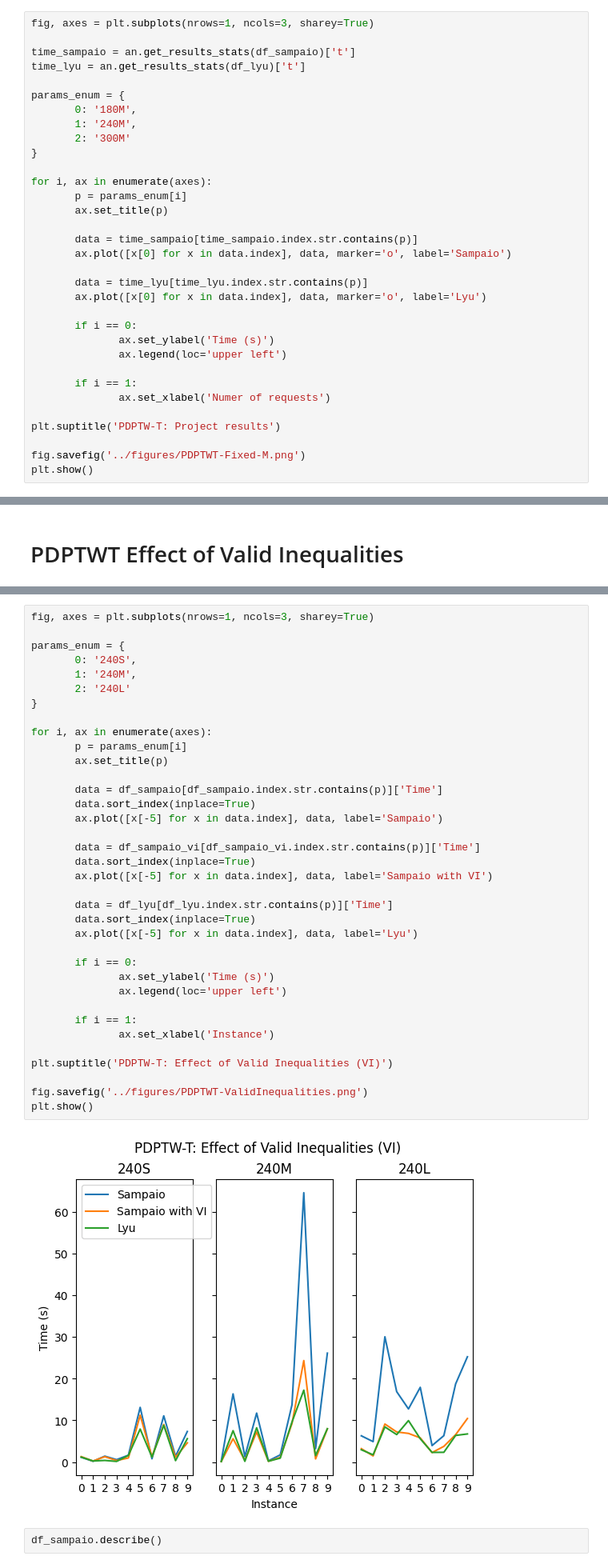
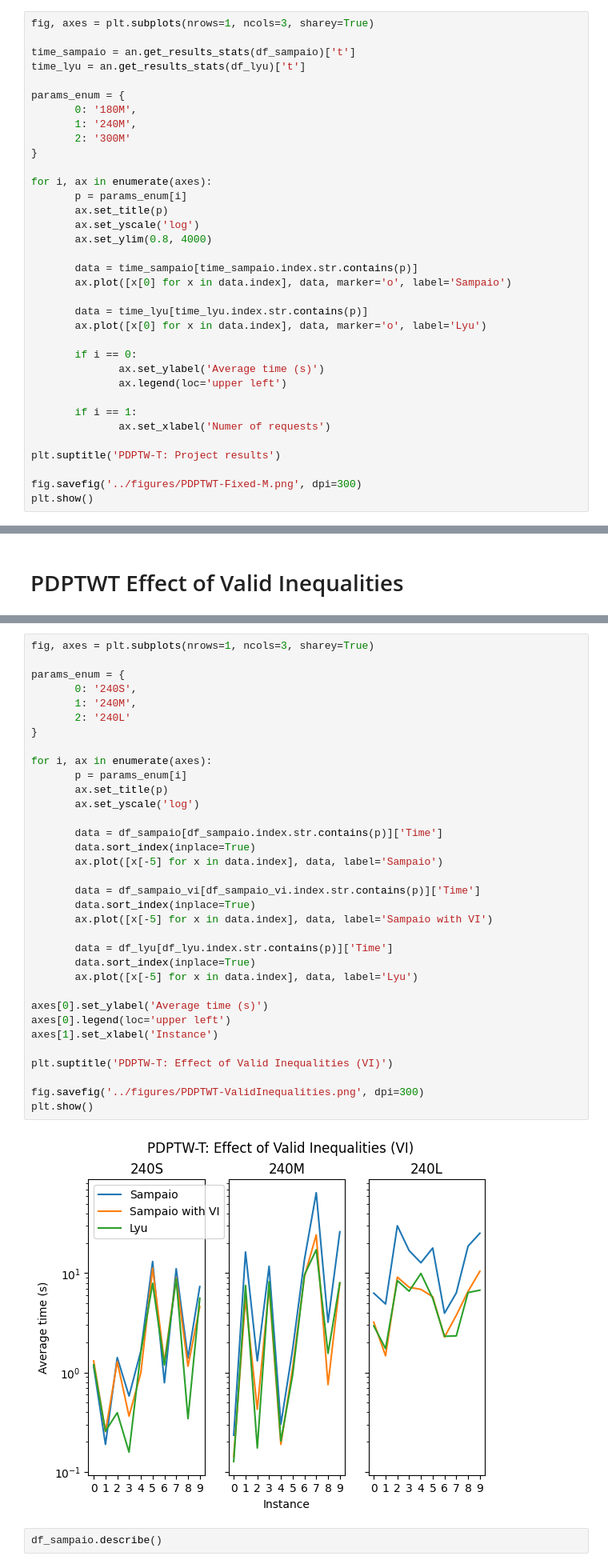
Before and after one commit to mauro-farina/pickup-and-delivery-problem, a Jupyter notebook: src/analyses.ipynb, the cells around one changed output, grey strips where cells are left out. Shown: that part at 80% size. Drawn from its saved outputs; the diff is of its cells as text.

```diff
--- a/src/analyses.ipynb
+++ b/src/analyses.ipynb
@@ -284,6 +220,8 @@ params_enum = {
 for i, ax in enumerate(axes):
        p = params_enum[i]
        ax.set_title(p)
+       ax.set_yscale('log')
+       ax.set_ylim(0.8, 4000)
 
        data = time_sampaio[time_sampaio.index.str.contains(p)]
        ax.plot([x[0] for x in data.index], data, marker='o', label='Sampaio')
@@ -292,7 +230,7 @@ for i, ax in enumerate(axes):
        ax.plot([x[0] for x in data.index], data, marker='o', label='Lyu')
 
        if i == 0:
-              ax.set_ylabel('Time (s)')
+              ax.set_ylabel('Average time (s)')
               ax.legend(loc='upper left')
 
        if i == 1:
@@ -300,6 +238,6 @@ for i, ax in enumerate(axes):
 
 plt.suptitle('PDPTW-T: Project results')
 
-fig.savefig('../figures/PDPTWT-Fixed-M.png')
+fig.savefig('../figures/PDPTWT-Fixed-M.png', dpi=300)
 plt.show()
 # %% [output]
@@ -432,41 +372,39 @@ df_sampaio_vi.set_index('Instance', inplace=True)
 # %%
 fig, axes = plt.subplots(nrows=1, ncols=3, sharey=True)
 
 params_enum = {
        0: '240S',
        1: '240M',
        2: '240L'
 }
 
 for i, ax in enumerate(axes):
        p = params_enum[i]
        ax.set_title(p)
+       ax.set_yscale('log')
 
        data = df_sampaio[df_sampaio.index.str.contains(p)]['Time']
        data.sort_index(inplace=True)
        ax.plot([x[-5] for x in data.index], data, label='Sampaio')
 
        data = df_sampaio_vi[df_sampaio_vi.index.str.contains(p)]['Time']
        data.sort_index(inplace=True)
        ax.plot([x[-5] for x in data.index], data, label='Sampaio with VI')
 
        data = df_lyu[df_lyu.index.str.contains(p)]['Time']
        data.sort_index(inplace=True)
        ax.plot([x[-5] for x in data.index], data, label='Lyu')
 
-       if i == 0:
-              ax.set_ylabel('Time (s)')
-              ax.legend(loc='upper left')
-
-       if i == 1:
-              ax.set_xlabel('Instance')
+axes[0].set_ylabel('Average time (s)')
+axes[0].legend(loc='upper left')
+axes[1].set_xlabel('Instance')
 
 plt.suptitle('PDPTW-T: Effect of Valid Inequalities (VI)')
 
-fig.savefig('../figures/PDPTWT-ValidInequalities.png')
+fig.savefig('../figures/PDPTWT-ValidInequalities.png', dpi=300)
 plt.show()
 # %% [output]
-[figure, old version]
+[figure, new version]
 # %%
 df_sampaio.describe()
 # %% [output]
```
Also changed, not shown: parts of 20 cells of this notebook.
